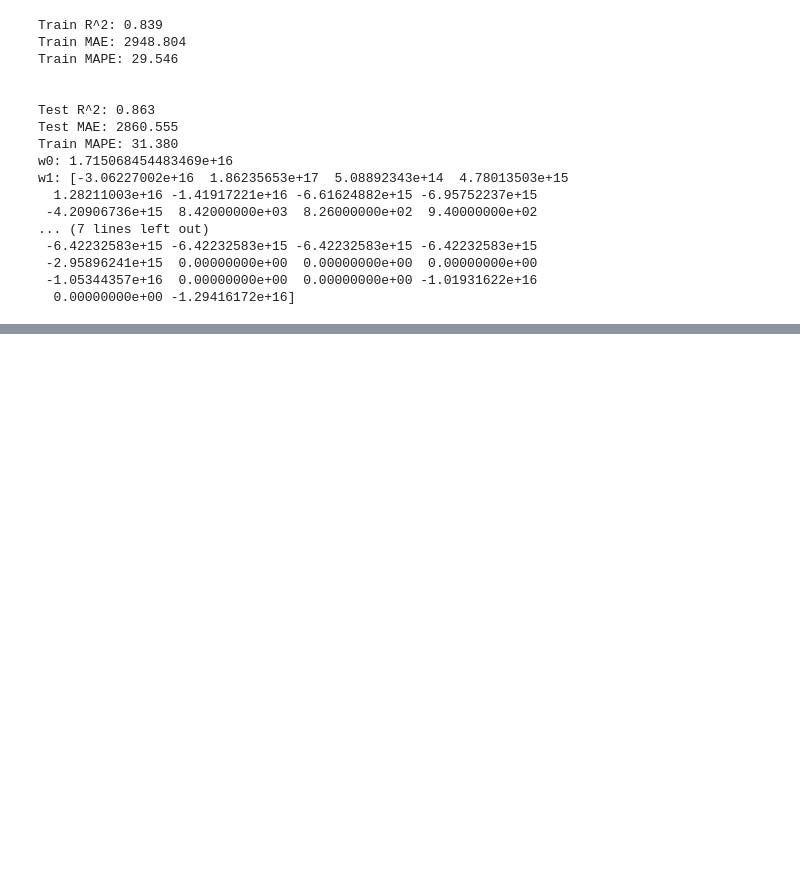
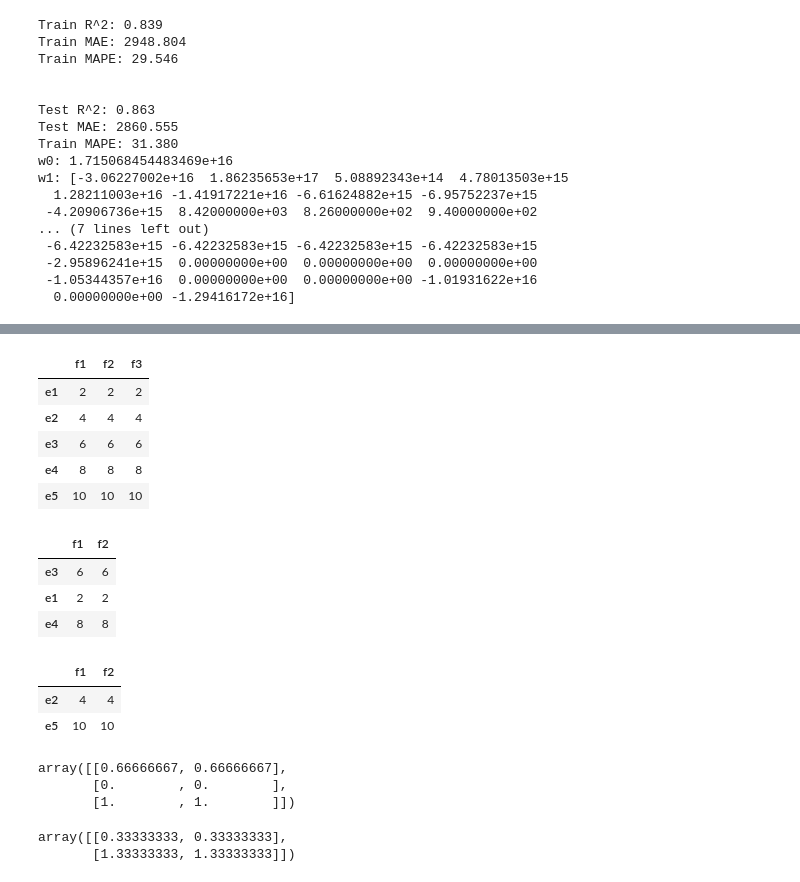
Before and after one commit to kdunaev-a10/SkillFactory-DTS, a Jupyter notebook: module-ML/ML-2/ml2-insuarance.ipynb, the cells around one changed output, grey strips where cells are left out. Cells and saved outputs as stored; diff of their text form; code cells hidden in the pictures; blank space fills up the shorter version.

```diff
--- a/module-ML/ML-2/ml2-insuarance.ipynb
+++ b/module-ML/ML-2/ml2-insuarance.ipynb
@@ -377,0 +407,52 @@ w1: [-3.06227002e+16  1.86235653e+17  5.08892343e+14  4.78013503e+15
+# %%
+# Initialize data to Dicts of series.
+d = {'f1' : pd.Series([2, 4, 6, 8, 10], index =['e1', 'e2', 'e3', 'e4', 'e5']),
+   'f2' : pd.Series([2, 4, 6, 8, 10], index =['e1', 'e2', 'e3', 'e4', 'e5']),
+   'f3' : pd.Series([2, 4, 6, 8, 10], index =['e1', 'e2', 'e3', 'e4', 'e5'])}
+
+# creates Dataframe.
+dframe = pd.DataFrame(d)
+display(dframe)
+
+
+features = dframe.drop('f3', axis=1).columns
+X, y = dframe[features], dframe['f3']
+
+#Создаем тренировочную и тестовую выборки с помощью train_test_split
+X_train, X_test, y_train, y_test = train_test_split(
+    X, y, #таблица с наблюдениями и столбец с правильным ответами
+    test_size=0.4, #размер тестовой выборки
+    random_state=42 #число отвечающее за генерацию случайных чисел
+)
+#Выводим размеры полученных выборок
+display(X_train)
+display(X_test)
+
+#Создаем объект для min-max нормализации
+scaler = preprocessing.MinMaxScaler()
+#Вычисляем параметры для нормализации - min и max для каждого столбца
+scaler.fit(X_train)
+#Производим преобразование для каждой из выборок
+dframe_X_train_scale = scaler.transform(X_train)
+dframe_X_test_scale = scaler.transform(X_test)
+display(dframe_X_train_scale)
+display(dframe_X_test_scale)
+# %% [output]
+|  | f1 | f2 | f3 |
+| e1 | 2 | 2 | 2 |
+| e2 | 4 | 4 | 4 |
+| e3 | 6 | 6 | 6 |
+| e4 | 8 | 8 | 8 |
+| e5 | 10 | 10 | 10 |
+|  | f1 | f2 |
+| e3 | 6 | 6 |
+| e1 | 2 | 2 |
+| e4 | 8 | 8 |
+|  | f1 | f2 |
+| e2 | 4 | 4 |
+| e5 | 10 | 10 |
+array([[0.66666667, 0.66666667],
+       [0.        , 0.        ],
+       [1.        , 1.        ]])
+array([[0.33333333, 0.33333333],
+       [1.33333333, 1.33333333]])
```
Also changed, not shown: parts of 1 cell of this notebook.
